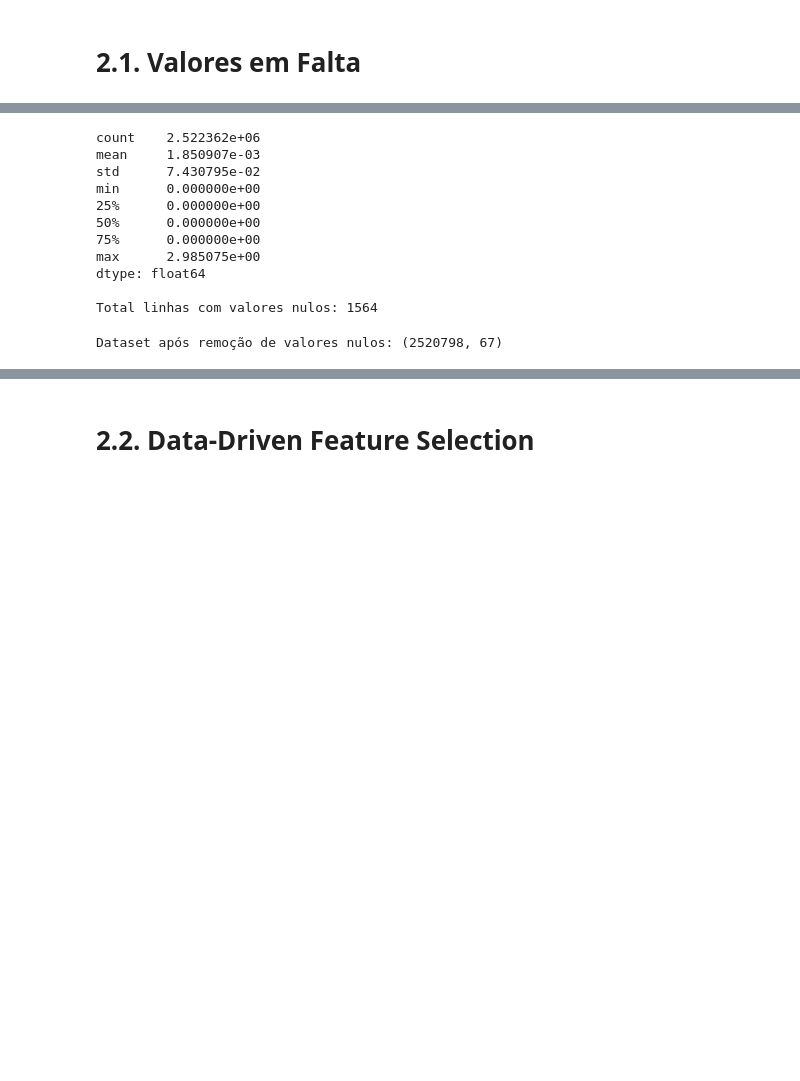
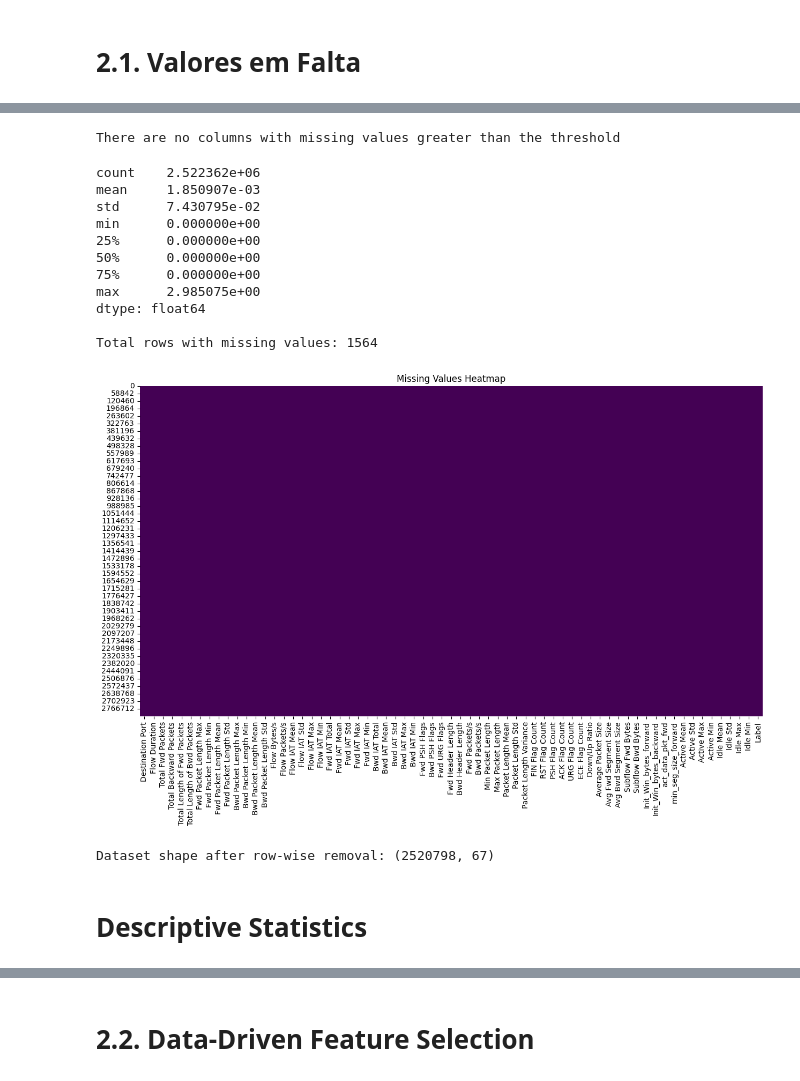
Before and after one commit to dani2308/scadatr, a Jupyter notebook: eda.ipynb, the cells around one changed output, grey strips where cells are left out. Saved outputs shown, nothing was run; the diff lists cells and outputs as text; code cells hidden in the pictures; blank space fills up the shorter version.

```diff
--- a/eda.ipynb
+++ b/eda.ipynb
@@ -188,11 +338,11 @@ def calculate_outliers_percentage(df):
 # %% [markdown]
 # 1.1. Carregar o Ds
 # %%
-# Listar os DataFrames
+# List to store DataFrames
 dfs = []
 
-# Carregar os DataFrames
-for dirname, _, filenames in os.walk('./ds'):
+# Load the datasets
+for dirname, _, filenames in os.walk('ds'):
     for filename in filenames:
         dfs.append(pd.read_csv(os.path.join(dirname, filename)))
 # %%
@@ -212,10 +362,10 @@ Dataset 8: 170366 linhas e 79 colunas
 # %% [markdown]
 # 1.2. Junção dos Dataframes
 # %%
-# Concatenar os DataFrames
-data = pd.concat(dfs, ignore_index=True)
+# Concatenate all DataFrames into a single DataFrame
+data = pd.concat(dfs, axis=0, ignore_index=True)
 
-# Apagar DataFrames depois de Concatenar
+# Deleting DataFrames after merging
 for df in dfs: del df
 # %% [markdown]
 # 1.3. Overview dos Dados
@@ -309,26 +458,27 @@ data.shape
 # %% [output]
 (2522362, 79)
 # %%
-# Colunas com Dados Duplicados
+# Identify columns with identical data
 identical_columns = {}
 columns = data.columns
-list_contol = columns.copy().tolist()
+list_control = columns.copy().tolist()
 
-# Comparação de cada par de colunas
+# Compare each pair of columns
 for col1 in columns:
     for col2 in columns:
         if col1 != col2:
             if data[col1].equals(data[col2]):
-                if (col1 not in identical_columns) and (col1 in list_contol):
+                if (col1 not in identical_columns) and (col1 in list_control):
                     identical_columns[col1] = [col2]
-                    list_contol.remove(col2)
-                elif (col1 in identical_columns) and (col1 in list_contol):
+                    list_control.remove(col2)
+                elif (col1 in identical_columns) and (col1 in list_control):
                     identical_columns[col1].append(col2)
-                    list_contol.remove(col2)
+                    list_control.remove(col2)
 
+# Print the result
 if identical_columns:
-    print("Colunas Identicas Encontradas:")
+    print("Identical columns found:")
     for key, value in identical_columns.items():
-        print(f"{key}: é idêntico a {value}")
-else: print("Não foram encontradas colunas idênticas")
+        print(f"'{key}' is identical to {value}")
+else: print("No identical columns found.")
 # %% [output]
@@ -439,9 +570,28 @@ Não existem colunas com valores nulos acima do threshold
+# %%
+# Cleaning up
+del data_no_na
+
+# Evaluating percentage of missing values per column
+threshold = 10
+missing_percentage = (data.isnull().sum() / len(data)) * 100
+
+# Filter columns with missing values over the threshold
+high_missing_cols = missing_percentage[missing_percentage > threshold]
+
+# Print columns with high missing percentages
+if len(high_missing_cols) > 0:
+    print(f'The following columns have over {threshold}% of missing values:')
+    print(high_missing_cols)
+else:
+    print('There are no columns with missing values greater than the threshold')
+# %% [output]
+There are no columns with missing values greater than the threshold
 # %%
 row_missing_percentage = (data.isna().sum(axis=1) / data.shape[1]) * 100
 print(row_missing_percentage.describe())
 
 missing_rows = data.isna().any(axis=1).sum()
-print(f'\nTotal linhas com valores nulos: {missing_rows}')
+print(f'\nTotal rows with missing values: {missing_rows}')
 # %% [output]
 count    2.522362e+06
 mean     1.850907e-03
@@ -453,10 +603,20 @@ min      0.000000e+00
 max      2.985075e+00
 dtype: float64
 
-Total linhas com valores nulos: 1564
+Total rows with missing values: 1564
+# %%
+#Heatmap com missing values
+plt.figure(figsize=(15, 8))
+sns.heatmap(data.isnull(), cbar=False, cmap='viridis')
+plt.title('Missing Values Heatmap')
+plt.show()
+# %% [output]
+[figure, added]
 # %%
-# Drop aos Valores Nulos
+# Dropping missing values
 data = data.dropna()
-print(f'Dataset após remoção de valores nulos: {data.shape}')
+print(f'Dataset shape after row-wise removal: {data.shape}')
 # %% [output]
-Dataset após remoção de valores nulos: (2520798, 67)
+Dataset shape after row-wise removal: (2520798, 67)
+# %% [markdown]
+# Descriptive Statistics
```
Also changed, not shown: parts of 59 cells of this notebook.
